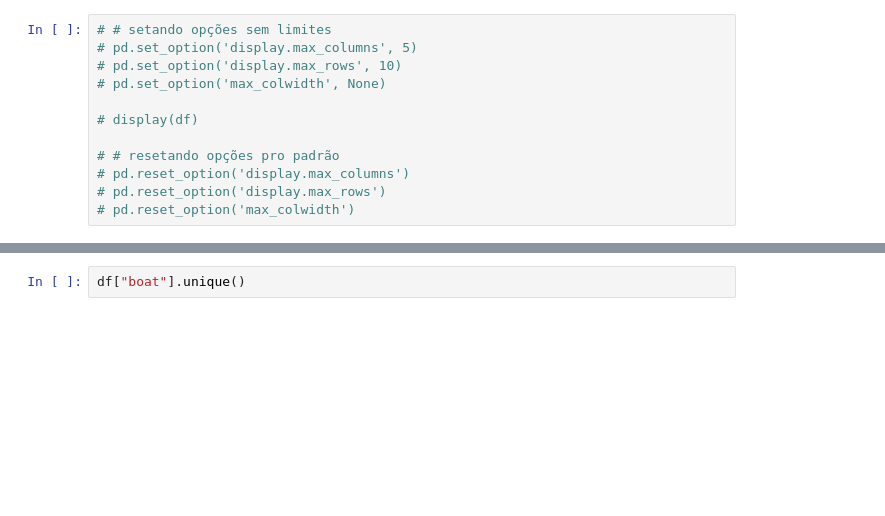
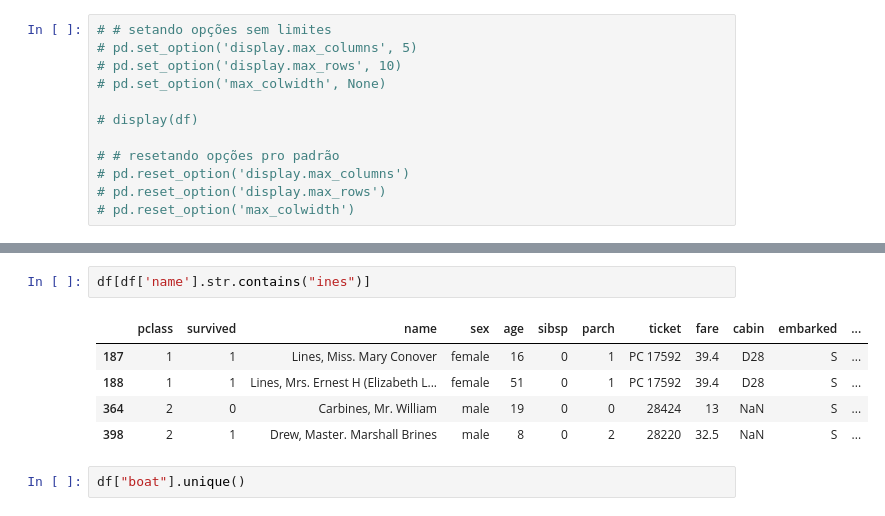
Before and after one commit to martinlietz/LetsCode, a Jupyter notebook: PI Data Science/03. Bibliotecas e APIs/02. Pandas/Aula 3 - pandas_eda_titanic.ipynb, the cells around one changed output, grey strips where cells are left out. Drawn from its saved outputs; the diff is of its cells as text; blank space fills up the shorter version.

```diff
--- a/PI Data Science/03. Bibliotecas e APIs/02. Pandas/Aula 3 - pandas_eda_titanic.ipynb
+++ b/PI Data Science/03. Bibliotecas e APIs/02. Pandas/Aula 3 - pandas_eda_titanic.ipynb
@@ -324,3 +314,11 @@ df.select_dtypes(include=np.number)
+# %%
+df[df['name'].str.contains("ines")]
+# %% [output]
+|  | pclass | survived | name | sex | age | sibsp | parch | ticket | fare | cabin | embarked | ... |
+| 187 | 1 | 1 | Lines, Miss. Mary Conover | female | 16 | 0 | 1 | PC 17592 | 39.4 | D28 | S | ... |
+| 188 | 1 | 1 | Lines, Mrs. Ernest H (Elizabeth L... | female | 51 | 0 | 1 | PC 17592 | 39.4 | D28 | S | ... |
+| 364 | 2 | 0 | Carbines, Mr. William | male | 19 | 0 | 0 | 28424 | 13 | NaN | S | ... |
+| 398 | 2 | 1 | Drew, Master. Marshall Brines | male | 8 | 0 | 2 | 28220 | 32.5 | NaN | S | ... |
 # %%
 df["boat"].unique()
 # %% [output]
```
Also changed, not shown: parts of 10 cells of this notebook, 2 other files.
